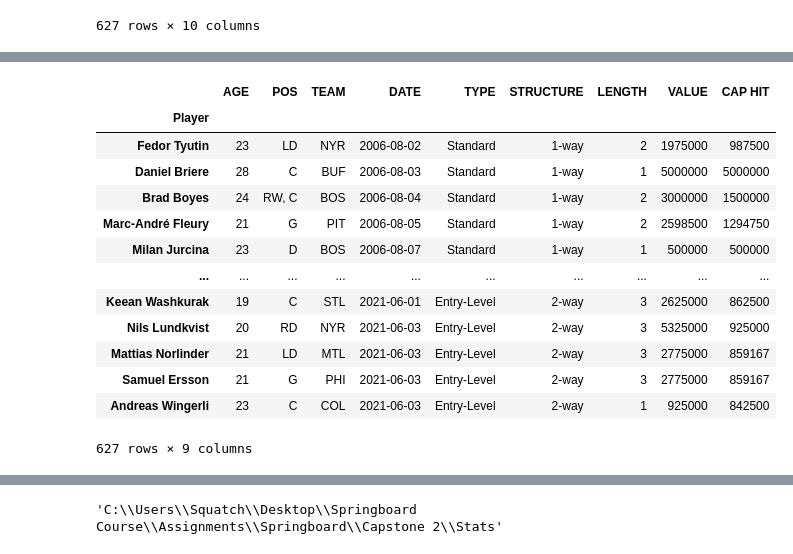
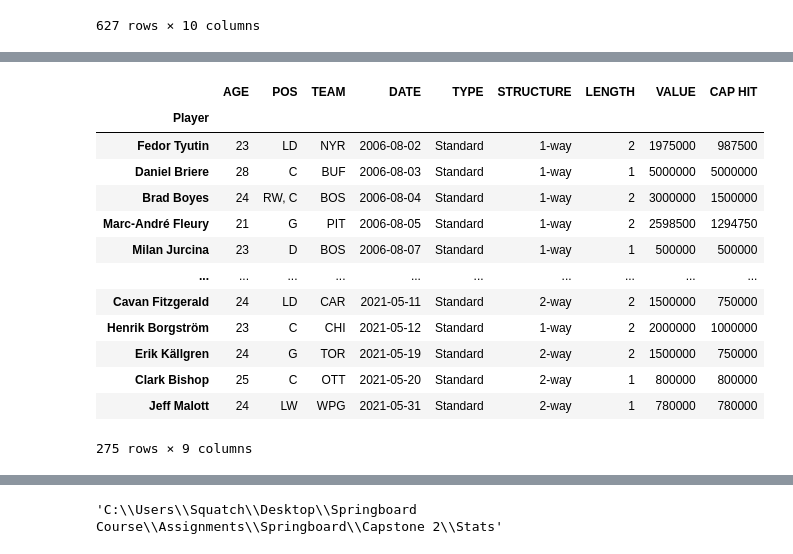
Before and after one commit to maessery/Capstone-2, a Jupyter notebook: Salary_Predictor_Cleaning&Wrangling.ipynb, the cells around one changed output, grey strips where cells are left out. Cells and saved outputs as stored; diff of their text form; code cells hidden in the pictures.

Commit message:
cleaned files

```diff
--- a/Salary_Predictor_Cleaning&Wrangling.ipynb
+++ b/Salary_Predictor_Cleaning&Wrangling.ipynb
@@ -122,3 +152,5 @@ non_ext
 | 752 | Samuel Ersson | 21 | G | PHI | 2021-06-03 | Entry-Level | 2-way | 3 | 2775000 | 859167 |
 | 753 | Andreas Wingerli | 23 | C | COL | 2021-06-03 | Entry-Level | 2-way | 1 | 925000 | 842500 |
 627 rows × 10 columns
+# %%
+non_etl= non_ext[non_ext['TYPE']!='Entry-Level']
@@ -125,18 +177,18 @@ non_ext
 # %%
-clean_contracts= non_ext.set_index('Player')
+clean_contracts= non_etl.set_index('Player')
 clean_contracts
 # %% [output]
 |  | AGE | POS | TEAM | DATE | TYPE | STRUCTURE | LENGTH | VALUE | CAP HIT |
 | Player |  |  |  |  |  |  |  |  |  |
 | Fedor Tyutin | 23 | LD | NYR | 2006-08-02 | Standard | 1-way | 2 | 1975000 | 987500 |
 | Daniel Briere | 28 | C | BUF | 2006-08-03 | Standard | 1-way | 1 | 5000000 | 5000000 |
 | Brad Boyes | 24 | RW, C | BOS | 2006-08-04 | Standard | 1-way | 2 | 3000000 | 1500000 |
 | Marc-André Fleury | 21 | G | PIT | 2006-08-05 | Standard | 1-way | 2 | 2598500 | 1294750 |
 | Milan Jurcina | 23 | D | BOS | 2006-08-07 | Standard | 1-way | 1 | 500000 | 500000 |
 | ... | ... | ... | ... | ... | ... | ... | ... | ... | ... |
-| Keean Washkurak | 19 | C | STL | 2021-06-01 | Entry-Level | 2-way | 3 | 2625000 | 862500 |
-| Nils Lundkvist | 20 | RD | NYR | 2021-06-03 | Entry-Level | 2-way | 3 | 5325000 | 925000 |
-| Mattias Norlinder | 21 | LD | MTL | 2021-06-03 | Entry-Level | 2-way | 3 | 2775000 | 859167 |
-| Samuel Ersson | 21 | G | PHI | 2021-06-03 | Entry-Level | 2-way | 3 | 2775000 | 859167 |
-| Andreas Wingerli | 23 | C | COL | 2021-06-03 | Entry-Level | 2-way | 1 | 925000 | 842500 |
+| Cavan Fitzgerald | 24 | LD | CAR | 2021-05-11 | Standard | 2-way | 2 | 1500000 | 750000 |
+| Henrik Borgström | 23 | C | CHI | 2021-05-12 | Standard | 1-way | 2 | 2000000 | 1000000 |
+| Erik Källgren | 24 | G | TOR | 2021-05-19 | Standard | 2-way | 2 | 1500000 | 750000 |
+| Clark Bishop | 25 | C | OTT | 2021-05-20 | Standard | 2-way | 1 | 800000 | 800000 |
+| Jeff Malott | 24 | LW | WPG | 2021-05-31 | Standard | 2-way | 1 | 780000 | 780000 |
-627 rows × 9 columns
+275 rows × 9 columns
```
Also changed, not shown: parts of 24 cells of this notebook, 28 other files.
